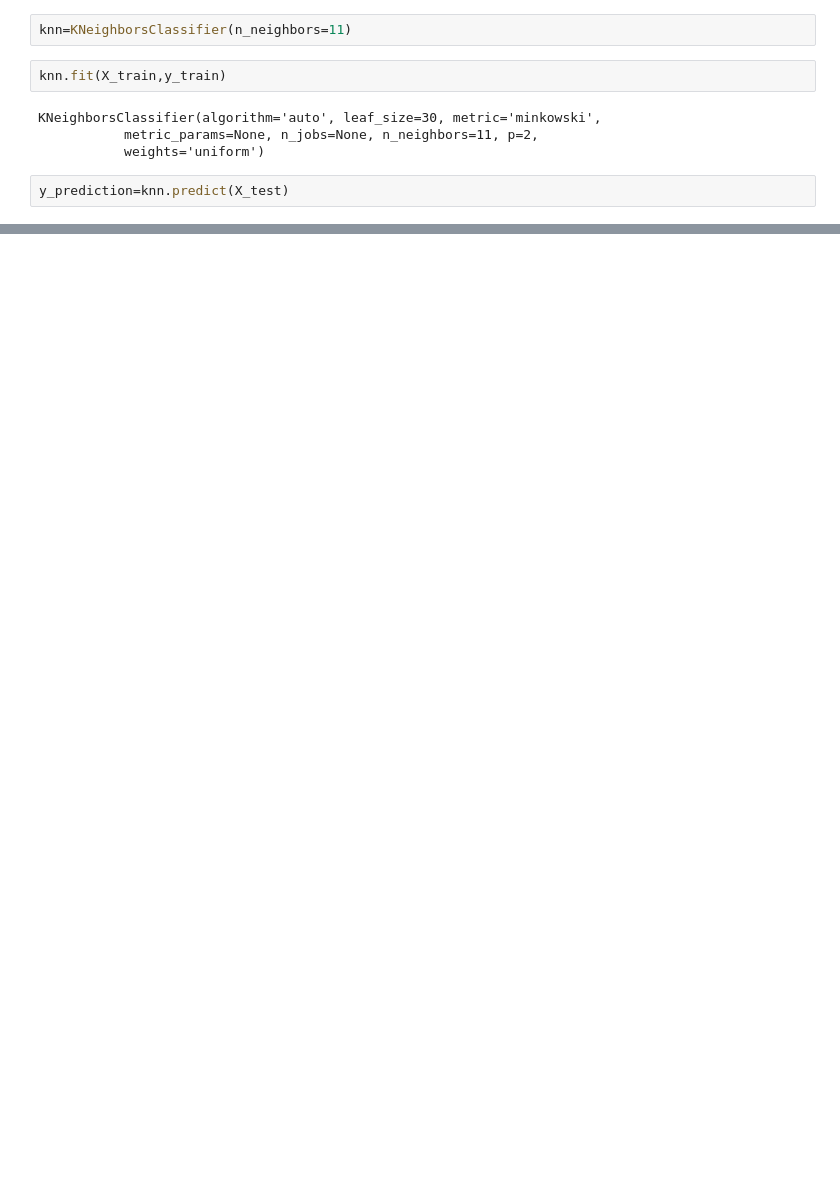
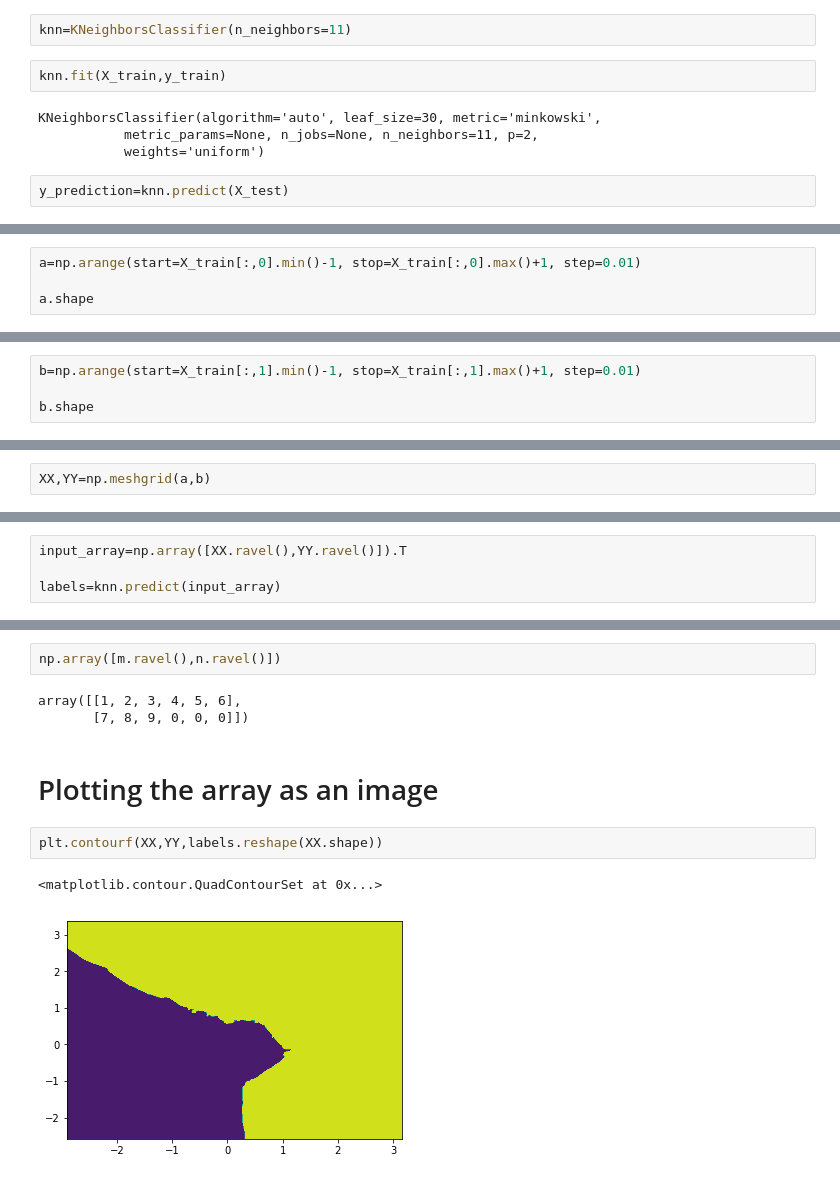
Before and after one commit to DIPAM9/K_Nearest_Neighbors_Algorithm, a Jupyter notebook: KNN Classifier.ipynb, the cells around one changed output, grey strips where cells are left out. Drawn from its saved outputs; the diff is of its cells as text; blank space fills up the shorter version.

```diff
--- a/KNN Classifier.ipynb
+++ b/KNN Classifier.ipynb
@@ -175,0 +178,4 @@ Data with input dtype int32 was converted to float64 by StandardScaler.
+# %%
+a=np.arange(start=X_train[:,0].min()-1, stop=X_train[:,0].max()+1, step=0.01)
+
+a.shape
@@ -175,0 +184,4 @@ Data with input dtype int32 was converted to float64 by StandardScaler.
+# %%
+b=np.arange(start=X_train[:,1].min()-1, stop=X_train[:,1].max()+1, step=0.01)
+
+b.shape
@@ -175,0 +190,2 @@ Data with input dtype int32 was converted to float64 by StandardScaler.
+# %%
+XX,YY=np.meshgrid(a,b)
@@ -175,0 +214,4 @@ Data with input dtype int32 was converted to float64 by StandardScaler.
+# %%
+input_array=np.array([XX.ravel(),YY.ravel()]).T
+
+labels=knn.predict(input_array)
@@ -175,0 +232,12 @@ Data with input dtype int32 was converted to float64 by StandardScaler.
+# %%
+np.array([m.ravel(),n.ravel()])
+# %% [output]
+array([[1, 2, 3, 4, 5, 6],
+       [7, 8, 9, 0, 0, 0]])
+# %% [markdown]
+# Plotting the array as an image
+# %%
+plt.contourf(XX,YY,labels.reshape(XX.shape))
+# %% [output]
+<matplotlib.contour.QuadContourSet at 0x...>
+[figure, added]
```
Also changed, not shown: parts of 41 cells of this notebook.
